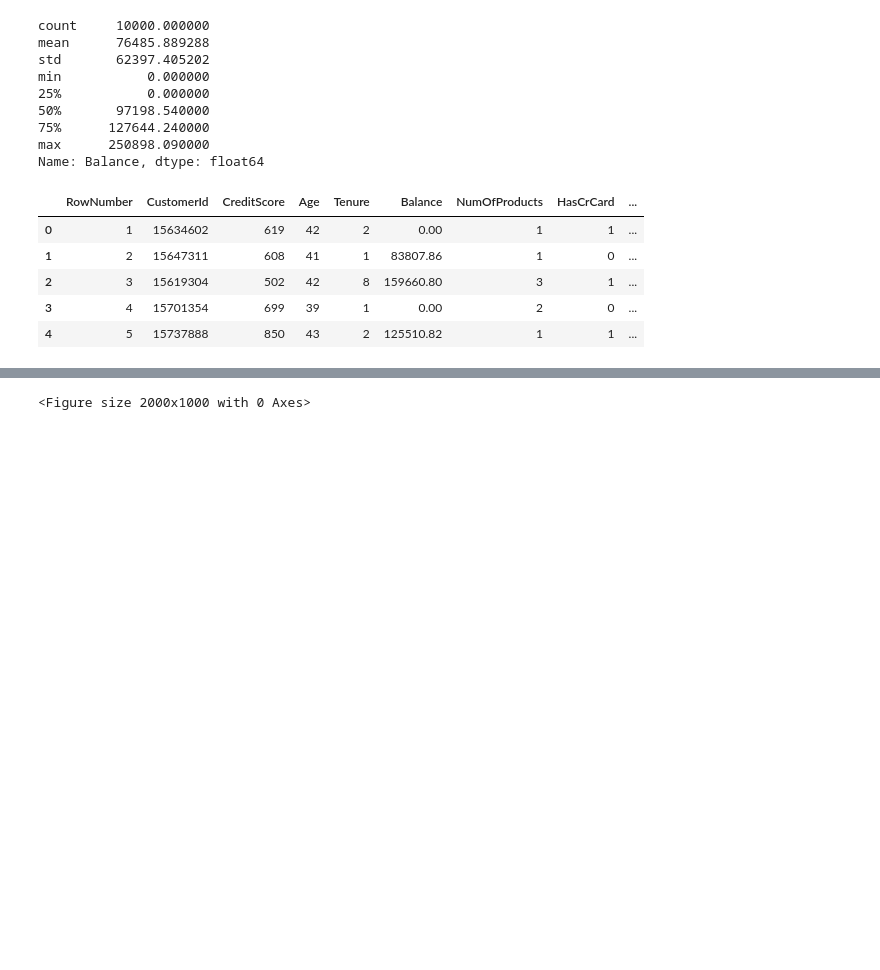
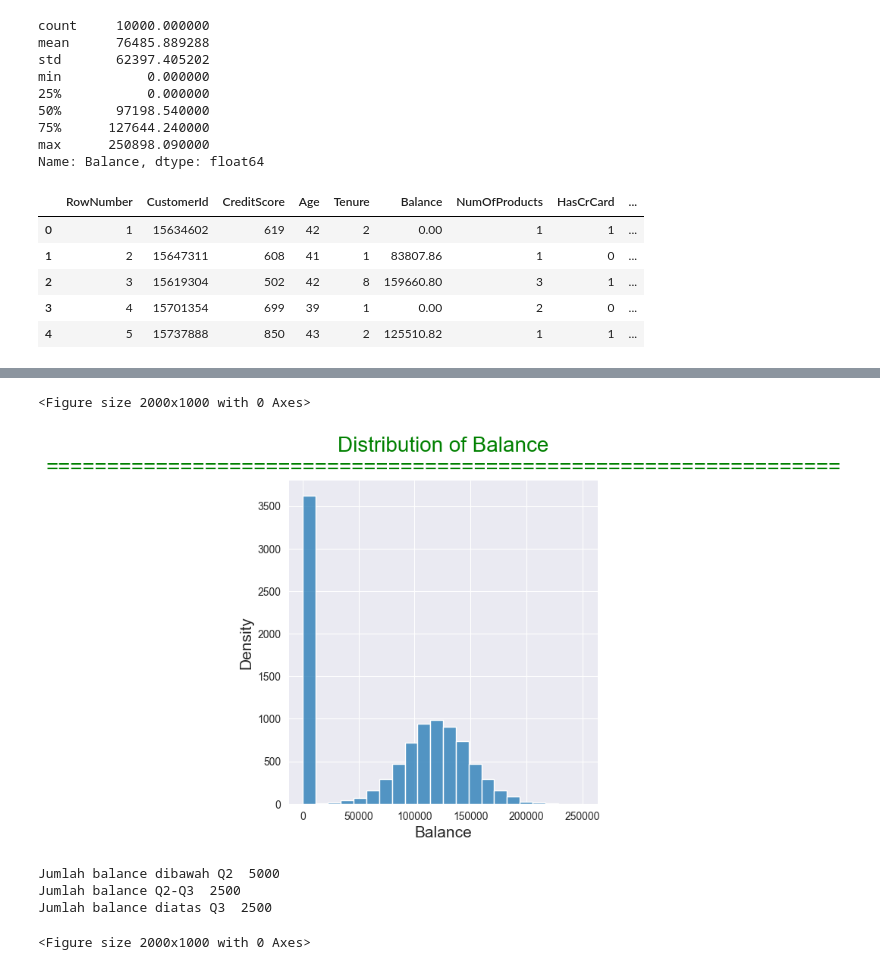
Before and after one commit to Kristoffer-Ts/Tubes, a Jupyter notebook: Code.ipynb, the cells around one changed output, grey strips where cells are left out. Cells and saved outputs as stored; diff of their text form; code cells hidden in the pictures; blank space fills up the shorter version.

```diff
--- a/Code.ipynb
+++ b/Code.ipynb
@@ -115,0 +117,26 @@ plt.show
+# %%
+# distribusi data balance
+plt.figure(figsize=(20,10))
+sns.set_style('darkgrid')
+sns.displot(data.Balance)
+plt.title("Distribution of Balance\n=================================================================", fontsize=20, color="green")
+plt.xlabel("Balance", fontsize=15)
+plt.ylabel("Density", fontsize=15)
+
+plt.show()
+# %% [output]
+<Figure size 2000x1000 with 0 Axes>
+[figure, added]
+# %%
+# Pembagian data balance menjadi 3 bagian
+balance_belowQ2 = data.Balance[(data.Balance<=97198)]
+balance_Q2_Q3 = data.Balance[(data.Balance>97198) & (data.Balance<= 127644)]
+balance_above_Q3 = data.Balance[(data.Balance>127644)]
+
+print("Jumlah balance dibawah Q2 ",len(balance_belowQ2))
+print("Jumlah balance Q2-Q3 ",len(balance_Q2_Q3))
+print("Jumlah balance diatas Q3 ",len(balance_above_Q3))
+# %% [output]
+Jumlah balance dibawah Q2  5000
+Jumlah balance Q2-Q3  2500
+Jumlah balance diatas Q3  2500
```
Also changed, not shown: parts of 7 cells of this notebook.
